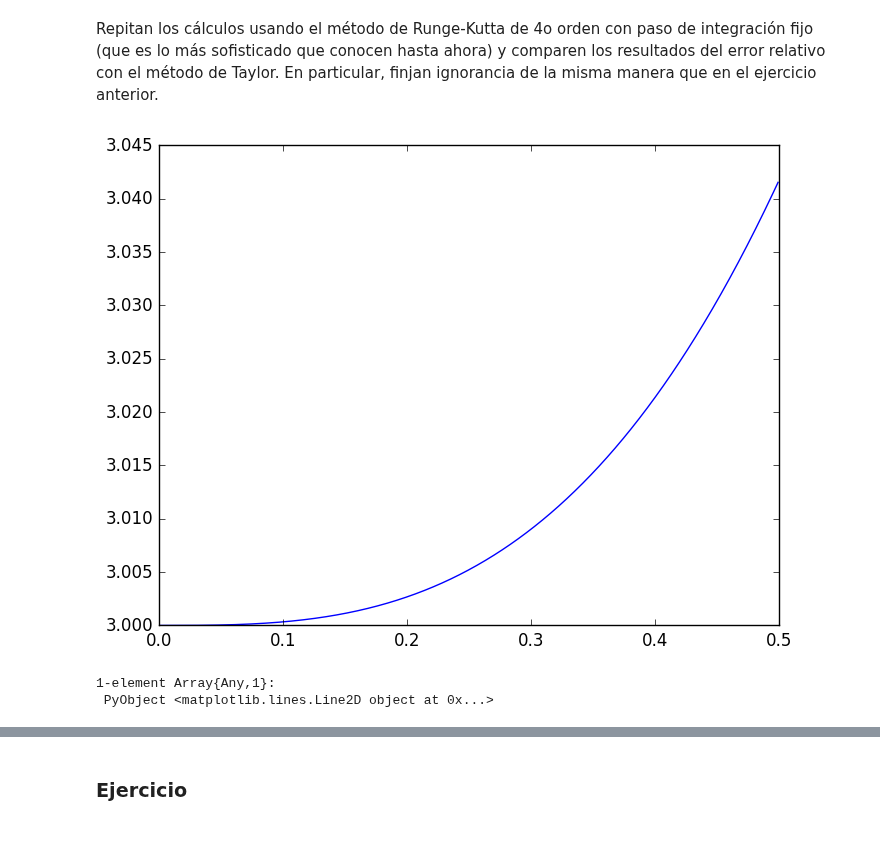
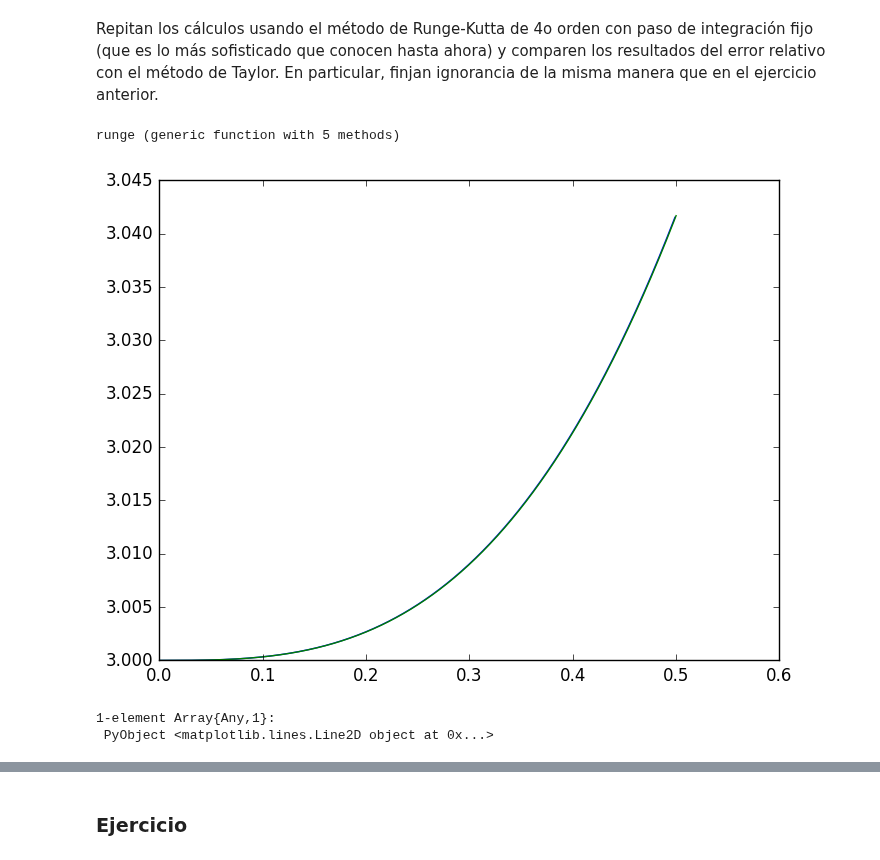
Before and after one commit to lbenet/2016-2_TSFisicaComputacional, a Jupyter notebook: tareas/CarlosLopez/Tarea7.ipynb, the cells around one changed output, grey strips where cells are left out. Cells and saved outputs as stored; diff of their text form; code cells hidden in the pictures.

```diff
--- a/tareas/CarlosLopez/Tarea7.ipynb
+++ b/tareas/CarlosLopez/Tarea7.ipynb
@@ -206,14 +206,16 @@ function tay(T,xo=0,yo=0,xf=1)
     Y[1]=yo
     X[1]=xo
     D=Ds(T)
+
     while X[length(X)]<xf
         x=X[length(X)]
         y=Y[length(Y)]
-        h=((eps(1.0))/abs(evalPoli(D[length(D)],x)))^(1/length(D)) #?
+        Xk=Xs(x,[y],D)
+        h=(eps(1.0)/abs(Xk[length(Xk)]))^(1/length(Xk)) #?
         #h=(xf-xo)/1000
         push!(X,x+h)
-        y=yyy(x,h,y,D)
+        y=yyy(Xk,h)
         push!(Y,y)
     end
-    Y,X
+    X,Y
 end
@@ -292,13 +326,16 @@ function runge(f,xo=0,yo=0,xf=1,n=100)
         push!(y,a)
         push!(x,xi)
     end
-    y,x
+    x,y
 end
+# %% [output]
+runge (generic function with 5 methods)
 # %%
 f(x,y)=x^2
 a=runge(f,0,3,.5,1000)
-plot(a[2],a[1])
+plot(a[1],a[2])
+plot(tt[1],tt[2])
 # %% [output]
-[figure, old version]
+[figure, new version]
 1-element Array{Any,1}:
  PyObject <matplotlib.lines.Line2D object at 0x...>
```
Also changed, not shown: parts of 18 cells of this notebook.
